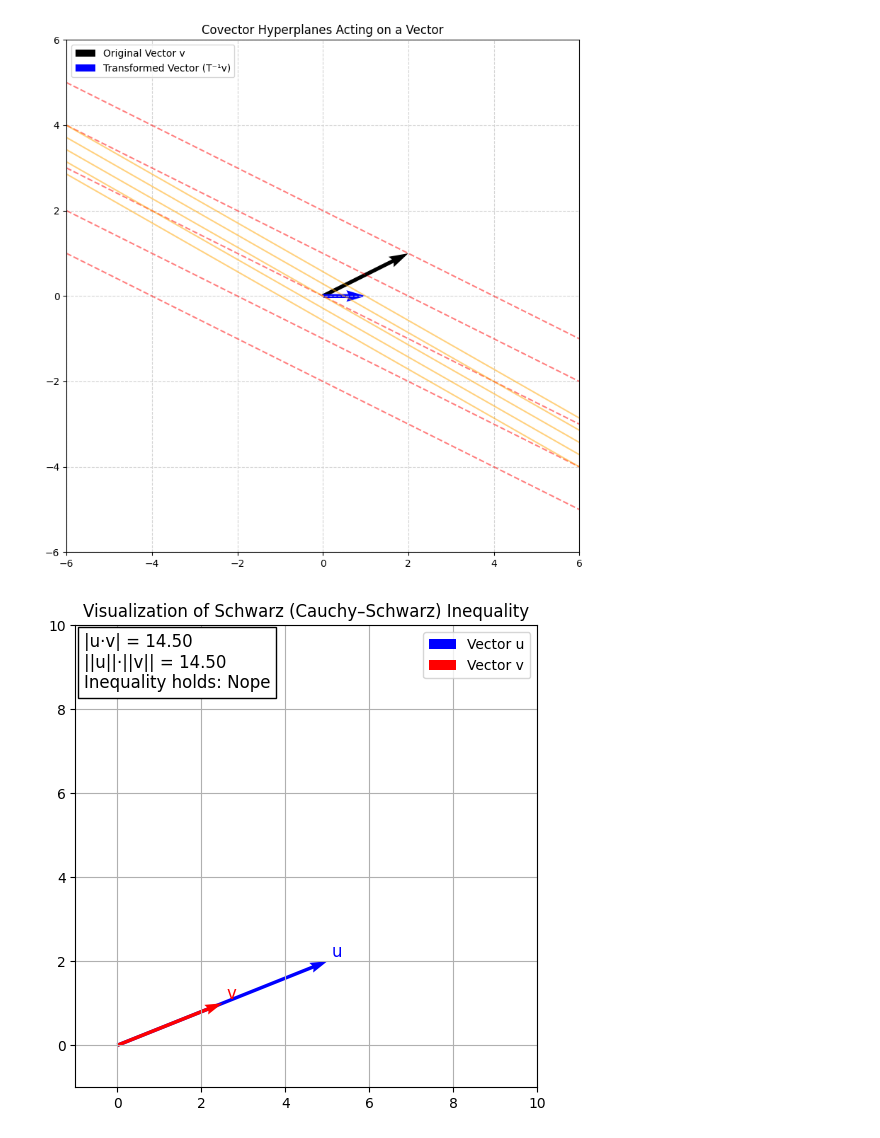
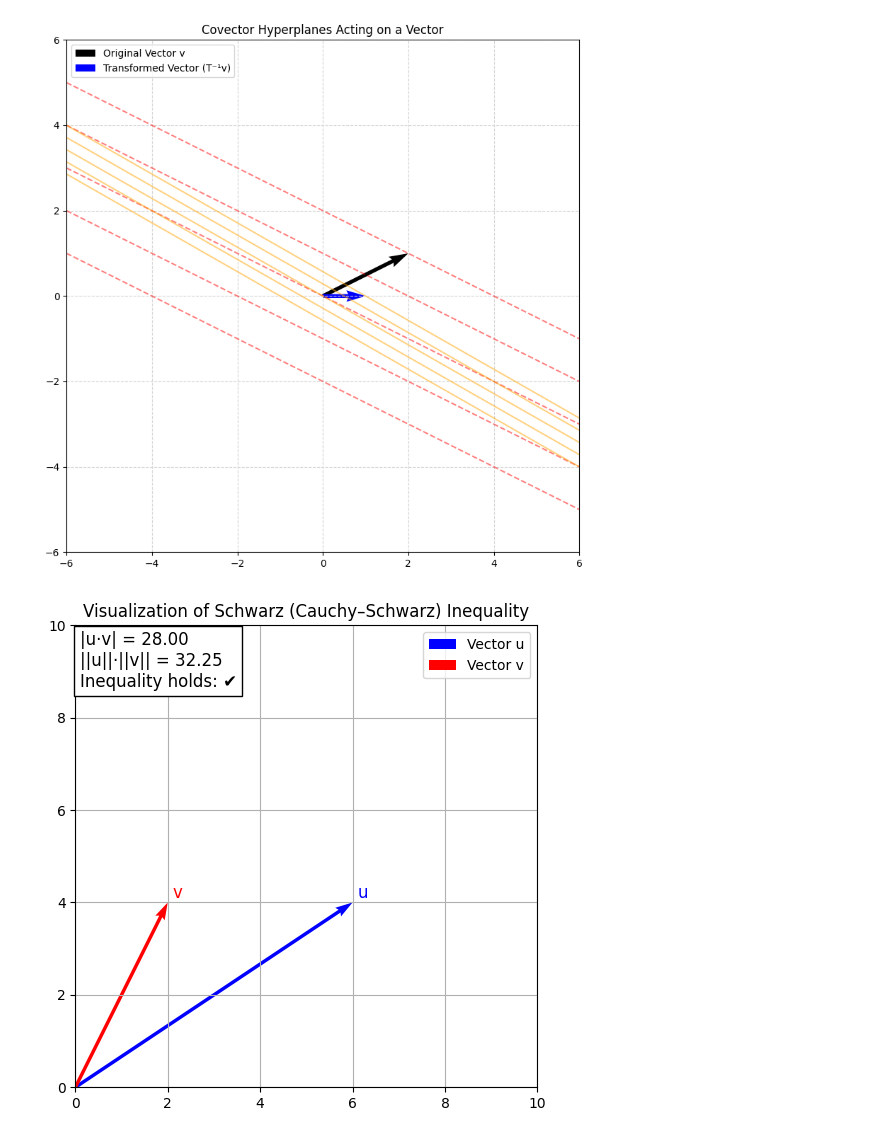
Before and after one commit to Abdulrahman-MA/mathematics_physics_python, a Jupyter notebook: Geometry/general topics.ipynb, the cells around one changed output. Saved outputs shown, nothing was run; the diff lists cells and outputs as text; code cells hidden in the pictures.

```diff
--- a/Geometry/general topics.ipynb
+++ b/Geometry/general topics.ipynb
@@ -55,43 +55,46 @@ plt.show()
 # %% [output]
 [figure]
 # %%
-#Schwarz’s inequality#
+#Schwarz’s Inequality
 import numpy as np
 import matplotlib.pyplot as plt
 
+vec1 = list(map(float, input("First vector (x,y): ").split(',')))
+vec2 = list(map(float, input("Second vector (x,y): ").split(',')))
+
 # Define two 2D vectors
-u = np.array([5, 2])
-v = np.array([2.5, 1])
+u = np.array(vec1)
+v = np.array(vec2)
 
 # Compute dot product and magnitudes
 dot_product = np.dot(u, v)
 norm_u = np.linalg.norm(u)
 norm_v = np.linalg.norm(v)
 rhs = norm_u * norm_v
 
 # Plot setup
 fig, ax = plt.subplots(figsize=(6, 6))
-ax.set_xlim(-1, 10)
-ax.set_ylim(-1, 10)
+ax.set_xlim(0, 10)
+ax.set_ylim(0, 10)
 ax.set_aspect('equal')
 ax.grid(True)
 ax.set_title("Visualization of Schwarz (Cauchy–Schwarz) Inequality")
 
 # Plot vectors u and v
 ax.quiver(0, 0, *u, angles='xy', scale_units='xy', scale=1, color='blue', label='Vector u')
 ax.quiver(0, 0, *v, angles='xy', scale_units='xy', scale=1, color='red', label='Vector v')
 
 # Add labels
 ax.text(*(u + 0.1), 'u', color='blue', fontsize=12)
 ax.text(*(v + 0.1), 'v', color='red', fontsize=12)
 
 # Show the inequality as text
 text = f"|u·v| = {abs(dot_product):.2f}\n||u||·||v|| = {rhs:.2f}\n"
 text += "Inequality holds: " + ("✔️" if abs(dot_product) <= rhs else "Nope")
 
-ax.text(-0.8, 8.5, text, fontsize=12, bbox=dict(facecolor='white', edgecolor='black'))
+ax.text(0.09, 8.67, text, fontsize=12, bbox=dict(facecolor='white', edgecolor='black'))
 
 ax.legend()
 plt.show()
 # %% [output]
-[figure, old version]
+[figure, new version]
```
Also changed, not shown: parts of 1 cell of this notebook, 7 other files.
